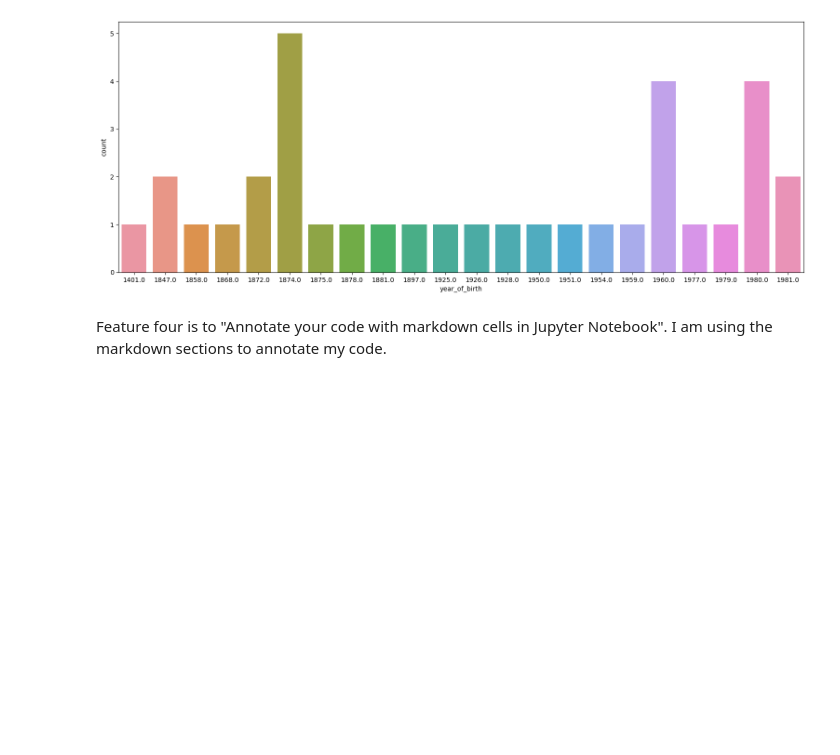
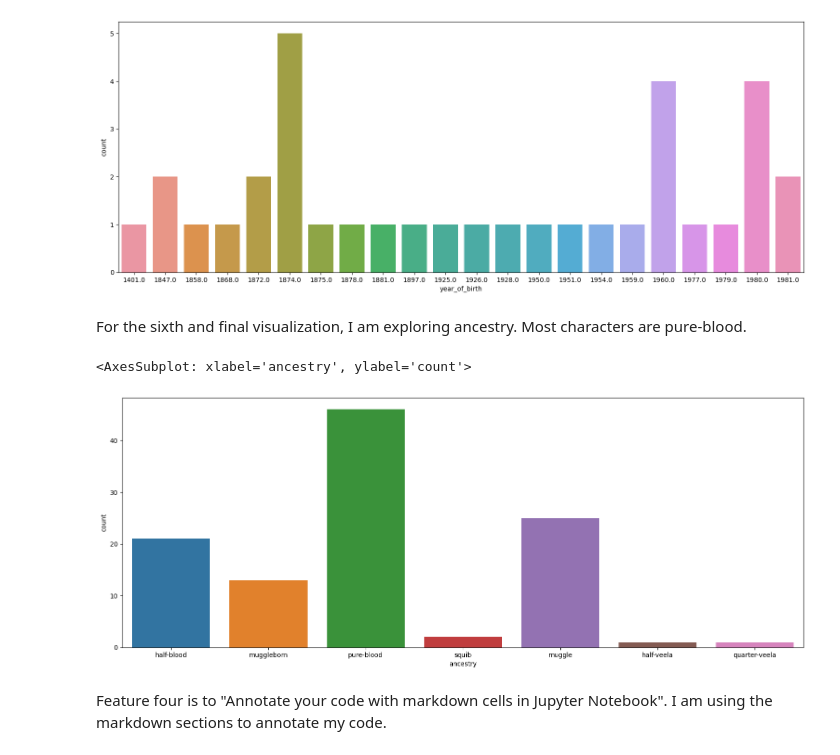
Before and after one commit to LeslieTh0mas/Hogwarts, a Jupyter notebook: Hogwarts.ipynb, the cells around one changed output. Cells and saved outputs as stored; diff of their text form; code cells hidden in the pictures; blank space fills up the shorter version.

```diff
--- a/Hogwarts.ipynb
+++ b/Hogwarts.ipynb
@@ -180,5 +180,14 @@ sns.countplot(x=df ["year_of_birth"])
 # %% [output]
 <AxesSubplot: xlabel='year_of_birth', ylabel='count'>
 [figure]
+# %% [markdown]
+For the sixth and final visualization, I am exploring ancestry.  Most characters are pure-blood.
+# %%
+df = pd.read_csv('hogwarts.csv')
+plt.figure(figsize=(19,7))
+sns.countplot(x=df ["ancestry"])
+# %% [output]
+<AxesSubplot: xlabel='ancestry', ylabel='count'>
+[figure, added]
 # %% [markdown]
  Feature four is to "Annotate your code with markdown cells in Jupyter Notebook". I am using the markdown sections to annotate my code.
```
